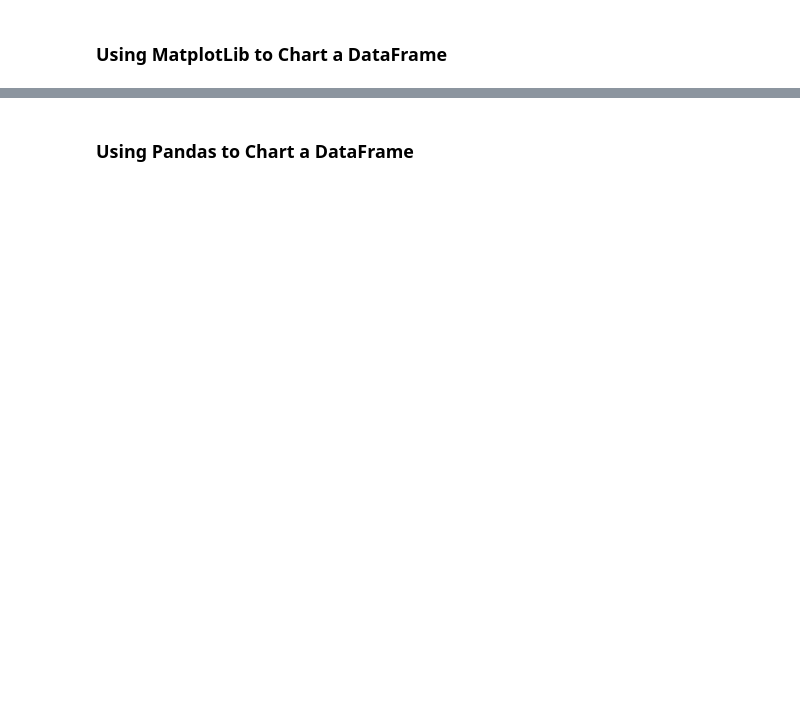
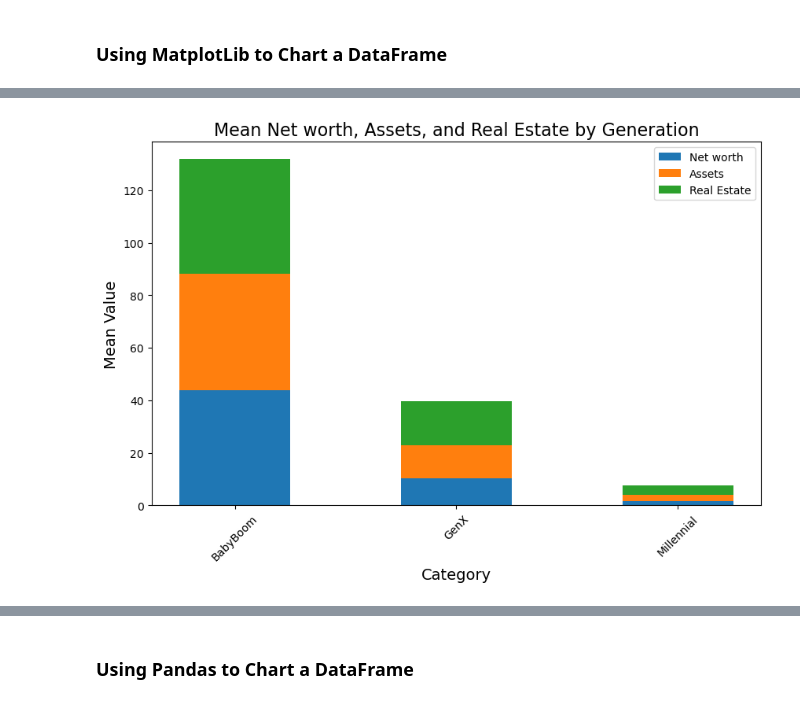
Before and after one commit to JCamp-12/AI-Project-1, a Jupyter notebook: Gen_data.ipynb, the cells around one changed output, grey strips where cells are left out. Saved outputs shown, nothing was run; the diff lists cells and outputs as text; code cells hidden in the pictures; blank space fills up the shorter version.

```diff
--- a/Gen_data.ipynb
+++ b/Gen_data.ipynb
@@ -55,0 +77,17 @@ final_gen_df.plot()
+# %%
+#Bar graph showing the mean of each generation in Networth, Assets, and Real estate. This is not by grouped by age 35.
+plt.figure(figsize=(10,6))
+
+bars = plt.bar(grouped_final_df['Category'], grouped_final_df['Net worth'], width=0.5)
+bars = plt.bar(grouped_final_df['Category'], grouped_final_df['Assets'], width=0.5, bottom=grouped_final_df['Net worth'])
+bars = plt.bar(grouped_final_df['Category'], grouped_final_df['Real estate'], width=0.5, bottom=grouped_final_df['Assets']+grouped_final_df['Net worth'])
+
+plt.xlabel('Category', fontsize=14)
+plt.ylabel('Mean Value', fontsize=14)
+plt.xticks(grouped_final_df['Category'], rotation=45)
+plt.legend(['Net worth', 'Assets', 'Real Estate'])
+plt.title('Mean Net worth, Assets, and Real Estate by Generation', fontsize=16)
+
+plt.show()
+# %% [output]
+[figure, added]
```
Also changed, not shown: parts of 9 cells of this notebook.
